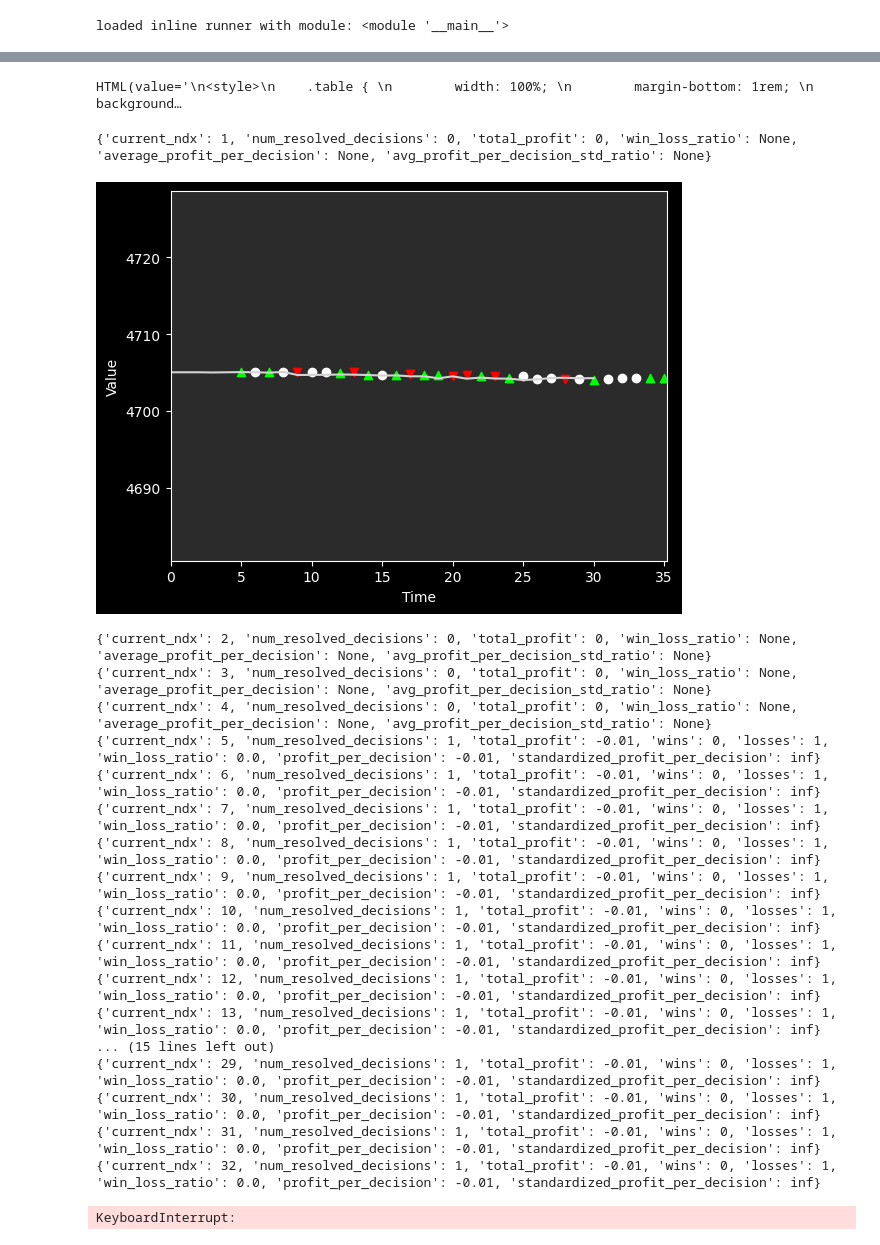
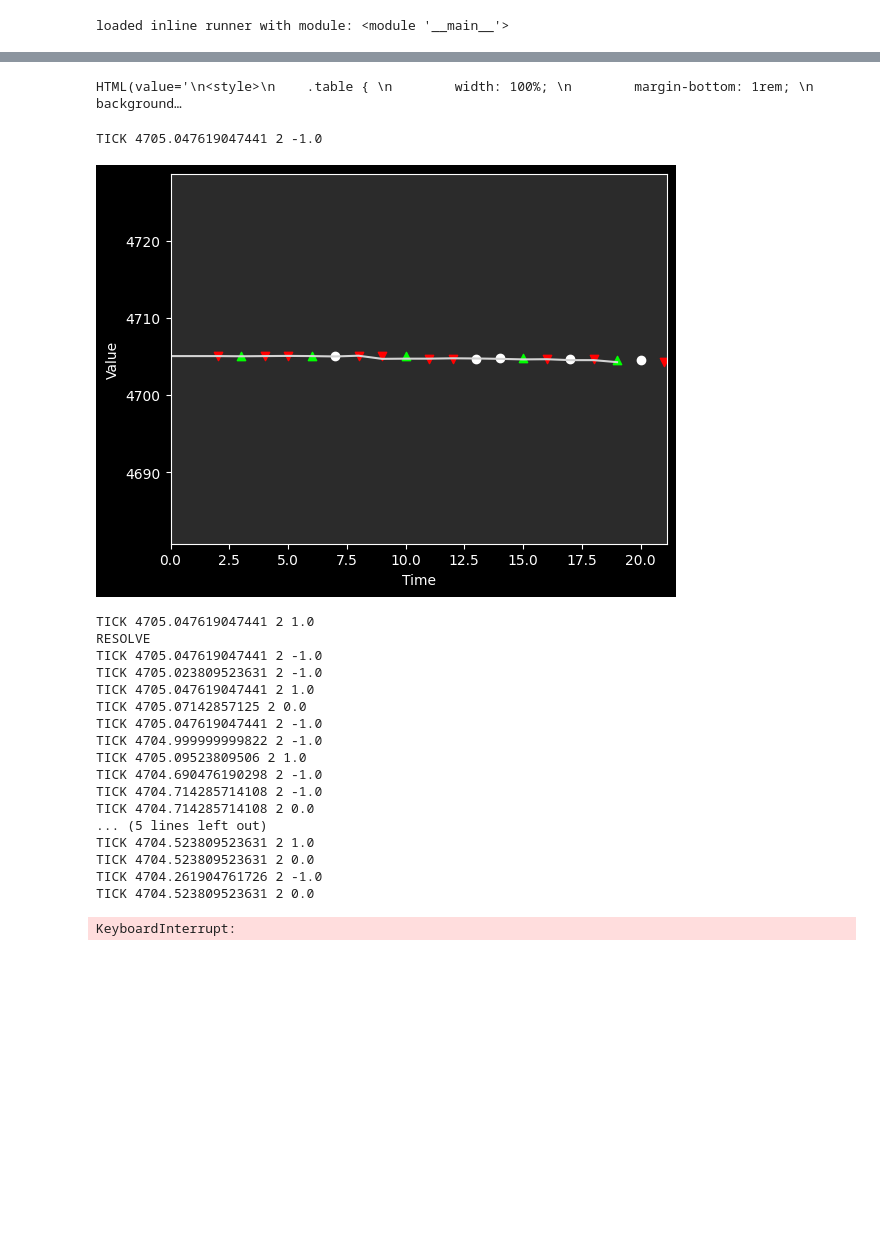
Before and after one commit to microprediction/endersgame, a Jupyter notebook: enders_game.ipynb, the cells around one changed output, grey strips where cells are left out. Saved outputs shown, nothing was run; the diff lists cells and outputs as text; code cells hidden in the pictures; blank space fills up the shorter version.

```diff
--- a/enders_game.ipynb
+++ b/enders_game.ipynb
@@ -169,26 +166,26 @@ The autoreload extension is already loaded. To reload it, use:
 # %%
 from endersgame.widgets import replay
 # %%
-replay(streams, 5)
+replay(streams, 2)
 # %% [output]
 HTML(value='\n<style>\n    .table { \n        width: 100%; \n        margin-bottom: 1rem; \n        background…
-{'current_ndx': 1, 'num_resolved_decisions': 0, 'total_profit': 0, 'win_loss_ratio': None, 'average_profit_per_decision': None, 'avg_profit_per_decision_std_ratio': None}
+TICK 4705.047619047441 2 -1.0
-[figure, old version]
+[figure, new version]
-{'current_ndx': 2, 'num_resolved_decisions': 0, 'total_profit': 0, 'win_loss_ratio': None, 'average_profit_per_decision': None, 'avg_profit_per_decision_std_ratio': None}
-{'current_ndx': 3, 'num_resolved_decisions': 0, 'total_profit': 0, 'win_loss_ratio': None, 'average_profit_per_decision': None, 'avg_profit_per_decision_std_ratio': None}
-{'current_ndx': 4, 'num_resolved_decisions': 0, 'total_profit': 0, 'win_loss_ratio': None, 'average_profit_per_decision': None, 'avg_profit_per_decision_std_ratio': None}
-{'current_ndx': 5, 'num_resolved_decisions': 1, 'total_profit': -0.01, 'wins': 0, 'losses': 1, 'win_loss_ratio': 0.0, 'profit_per_decision': -0.01, 'standardized_profit_per_decision': inf}
-{'current_ndx': 6, 'num_resolved_decisions': 1, 'total_profit': -0.01, 'wins': 0, 'losses': 1, 'win_loss_ratio': 0.0, 'profit_per_decision': -0.01, 'standardized_profit_per_decision': inf}
-{'current_ndx': 7, 'num_resolved_decisions': 1, 'total_profit': -0.01, 'wins': 0, 'losses': 1, 'win_loss_ratio': 0.0, 'profit_per_decision': -0.01, 'standardized_profit_per_decision': inf}
-{'current_ndx': 8, 'num_resolved_decisions': 1, 'total_profit': -0.01, 'wins': 0, 'losses': 1, 'win_loss_ratio': 0.0, 'profit_per_decision': -0.01, 'standardized_profit_per_decision': inf}
-{'current_ndx': 9, 'num_resolved_decisions': 1, 'total_profit': -0.01, 'wins': 0, 'losses': 1, 'win_loss_ratio': 0.0, 'profit_per_decision': -0.01, 'standardized_profit_per_decision': inf}
-{'current_ndx': 10, 'num_resolved_decisions': 1, 'total_profit': -0.01, 'wins': 0, 'losses': 1, 'win_loss_ratio': 0.0, 'profit_per_decision': -0.01, 'standardized_profit_per_decision': inf}
-{'current_ndx': 11, 'num_resolved_decisions': 1, 'total_profit': -0.01, 'wins': 0, 'losses': 1, 'win_loss_ratio': 0.0, 'profit_per_decision': -0.01, 'standardized_profit_per_decision': inf}
-{'current_ndx': 12, 'num_resolved_decisions': 1, 'total_profit': -0.01, 'wins': 0, 'losses': 1, 'win_loss_ratio': 0.0, 'profit_per_decision': -0.01, 'standardized_profit_per_decision': inf}
-{'current_ndx': 13, 'num_resolved_decisions': 1, 'total_profit': -0.01, 'wins': 0, 'losses': 1, 'win_loss_ratio': 0.0, 'profit_per_decision': -0.01, 'standardized_profit_per_decision': inf}
-... (15 lines left out)
-{'current_ndx': 29, 'num_resolved_decisions': 1, 'total_profit': -0.01, 'wins': 0, 'losses': 1, 'win_loss_ratio': 0.0, 'profit_per_decision': -0.01, 'standardized_profit_per_decision': inf}
-{'current_ndx': 30, 'num_resolved_decisions': 1, 'total_profit': -0.01, 'wins': 0, 'losses': 1, 'win_loss_ratio': 0.0, 'profit_per_decision': -0.01, 'standardized_profit_per_decision': inf}
-{'current_ndx': 31, 'num_resolved_decisions': 1, 'total_profit': -0.01, 'wins': 0, 'losses': 1, 'win_loss_ratio': 0.0, 'profit_per_decision': -0.01, 'standardized_profit_per_decision': inf}
-{'current_ndx': 32, 'num_resolved_decisions': 1, 'total_profit': -0.01, 'wins': 0, 'losses': 1, 'win_loss_ratio': 0.0, 'profit_per_decision': -0.01, 'standardized_profit_per_decision': inf}
+TICK 4705.047619047441 2 1.0
+RESOLVE
+TICK 4705.047619047441 2 -1.0
+TICK 4705.023809523631 2 -1.0
+TICK 4705.047619047441 2 1.0
+TICK 4705.07142857125 2 0.0
+TICK 4705.047619047441 2 -1.0
+TICK 4704.999999999822 2 -1.0
+TICK 4705.09523809506 2 1.0
+TICK 4704.690476190298 2 -1.0
+TICK 4704.714285714108 2 -1.0
+TICK 4704.714285714108 2 0.0
+... (5 lines left out)
+TICK 4704.523809523631 2 1.0
+TICK 4704.523809523631 2 0.0
+TICK 4704.261904761726 2 -1.0
+TICK 4704.523809523631 2 0.0
 KeyboardInterrupt:
```
Also changed, not shown: parts of 2 cells of this notebook, 2 other files.
